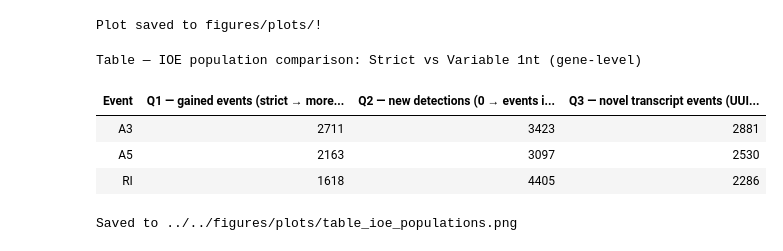
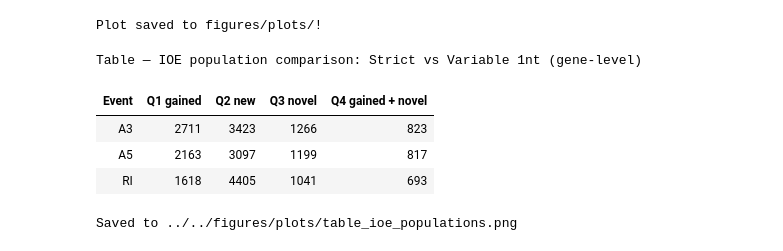
Before and after one commit to griceyrt/Internship, a Jupyter notebook: analysis/notebooks/02_barplots.ipynb, the cells around one changed output. Cells and saved outputs as stored; diff of their text form; code cells hidden in the pictures.

```diff
--- a/analysis/notebooks/02_barplots.ipynb
+++ b/analysis/notebooks/02_barplots.ipynb
@@ -342,52 +342,41 @@ Plot saved to figures/plots/!
 import os
 
 # Read the population counts produced by compare_event_populations.sh
 def count_lines(path):
     """Return number of lines in a file (0 if file missing or empty)."""
     if not os.path.exists(path):
         return 0
     with open(path) as f:
         return sum(1 for _ in f)
 
 base = "/Users/gricey/Desktop/Internship/data/ioe_populations" # adjust if you ran the script from a different cwd
 
 data_pop = {
     "Event": ["A3", "A5", "RI"],
-    "Q1 — gained events\n(strict → more, both present)": [
-        count_lines(f"{base}/A3_Q1_more_events.txt"),
-        count_lines(f"{base}/A5_Q1_more_events.txt"),
-        count_lines(f"{base}/RI_Q1_more_events.txt"),
-    ],
-    "Q2 — new detections\n(0 → events in variable)": [
-        count_lines(f"{base}/A3_Q2_zero_to_events_genes.txt"),
-        count_lines(f"{base}/A5_Q2_zero_to_events_genes.txt"),
-        count_lines(f"{base}/RI_Q2_zero_to_events_genes.txt"),
-    ],
-    "Q3 — novel transcript events\n(UUID IDs)": [
-        count_lines(f"{base}/A3_Q3_novel_transcripts.ioe"),
-        count_lines(f"{base}/A5_Q3_novel_transcripts.ioe"),
-        count_lines(f"{base}/RI_Q3_novel_transcripts.ioe"),
-    ],
+    "Q1 gained": [2711, 2163, 1618],
+    "Q2 new":    [3423, 3097, 4405],
+    "Q3 novel":  [1266, 1199, 1041],
+    "Q4 gained + novel": [823, 817, 693],
 }
 
 df_pop = pd.DataFrame(data_pop)
 
 display(
     style_table(df_pop)
     .set_caption("Table — IOE population comparison: Strict vs Variable 1nt (gene-level)")
 )
 
 export_table_png(
     df_pop,
     "../../figures/plots/table_ioe_populations.png",
     title="IOE population comparison: Strict vs Variable 1nt"
 )
 # %% [output]
 Table — IOE population comparison: Strict vs Variable 1nt (gene-level)
-| Event | Q1 — gained events (strict → more... | Q2 — new detections (0 → events i... | Q3 — novel transcript events (UUI... |
-| A3 | 2711 | 3423 | 2881 |
-| A5 | 2163 | 3097 | 2530 |
-| RI | 1618 | 4405 | 2286 |
+| Event | Q1 gained | Q2 new | Q3 novel | Q4 gained + novel |
+| A3 | 2711 | 3423 | 1266 | 823 |
+| A5 | 2163 | 3097 | 1199 | 817 |
+| RI | 1618 | 4405 | 1041 | 693 |
 Saved to ../../figures/plots/table_ioe_populations.png
 # %%
 df_pop_melted = df_pop.rename(columns={
```
Also changed, not shown: parts of 1 cell of this notebook, 7 other files.
